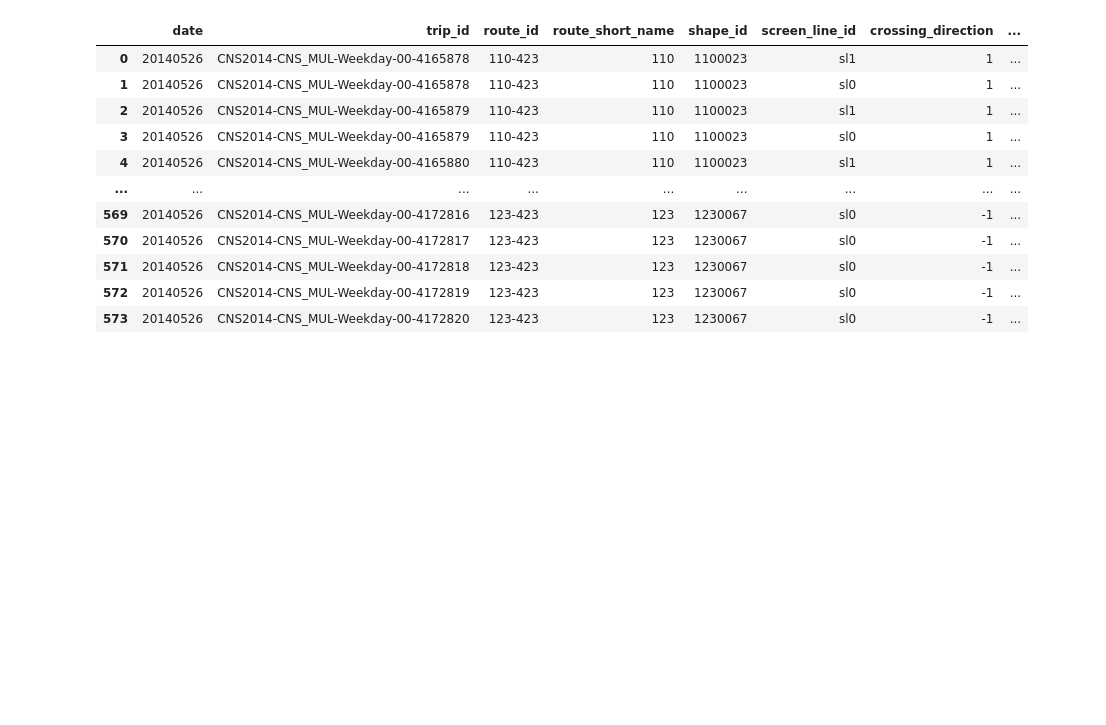
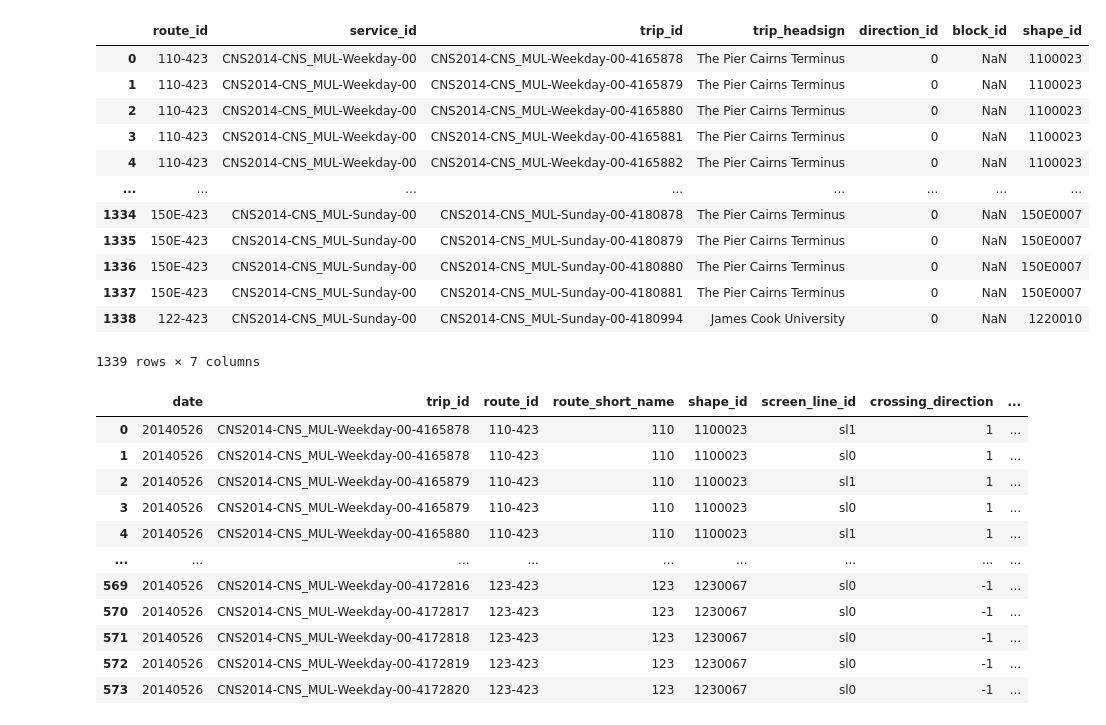
Before and after one commit to mrcagney/gtfs_kit, a Jupyter notebook: notebooks/prototyping.ipynb, the cells around one changed output. Saved outputs shown, nothing was run; the diff lists cells and outputs as text; code cells hidden in the pictures; blank space fills up the shorter version.

```diff
--- a/notebooks/prototyping.ipynb
+++ b/notebooks/prototyping.ipynb
@@ -33,3 +69,19 @@ feed = cairns.append_dist_to_stop_times()
+# %%
+feed.trips
+# %% [output]
+|  | route_id | service_id | trip_id | trip_headsign | direction_id | block_id | shape_id |
+| 0 | 110-423 | CNS2014-CNS_MUL-Weekday-00 | CNS2014-CNS_MUL-Weekday-00-4165878 | The Pier Cairns Terminus | 0 | NaN | 1100023 |
+| 1 | 110-423 | CNS2014-CNS_MUL-Weekday-00 | CNS2014-CNS_MUL-Weekday-00-4165879 | The Pier Cairns Terminus | 0 | NaN | 1100023 |
+| 2 | 110-423 | CNS2014-CNS_MUL-Weekday-00 | CNS2014-CNS_MUL-Weekday-00-4165880 | The Pier Cairns Terminus | 0 | NaN | 1100023 |
+| 3 | 110-423 | CNS2014-CNS_MUL-Weekday-00 | CNS2014-CNS_MUL-Weekday-00-4165881 | The Pier Cairns Terminus | 0 | NaN | 1100023 |
+| 4 | 110-423 | CNS2014-CNS_MUL-Weekday-00 | CNS2014-CNS_MUL-Weekday-00-4165882 | The Pier Cairns Terminus | 0 | NaN | 1100023 |
+| ... | ... | ... | ... | ... | ... | ... | ... |
+| 1334 | 150E-423 | CNS2014-CNS_MUL-Sunday-00 | CNS2014-CNS_MUL-Sunday-00-4180878 | The Pier Cairns Terminus | 0 | NaN | 150E0007 |
+| 1335 | 150E-423 | CNS2014-CNS_MUL-Sunday-00 | CNS2014-CNS_MUL-Sunday-00-4180879 | The Pier Cairns Terminus | 0 | NaN | 150E0007 |
+| 1336 | 150E-423 | CNS2014-CNS_MUL-Sunday-00 | CNS2014-CNS_MUL-Sunday-00-4180880 | The Pier Cairns Terminus | 0 | NaN | 150E0007 |
+| 1337 | 150E-423 | CNS2014-CNS_MUL-Sunday-00 | CNS2014-CNS_MUL-Sunday-00-4180881 | The Pier Cairns Terminus | 0 | NaN | 150E0007 |
+| 1338 | 122-423 | CNS2014-CNS_MUL-Sunday-00 | CNS2014-CNS_MUL-Sunday-00-4180994 | James Cook University | 0 | NaN | 1220010 |
+1339 rows × 7 columns
 # %%
 dates = feed.get_first_week()[:1] + ["20010101"]
 
```
Also changed, not shown: parts of 5 cells of this notebook, 14 other files.
